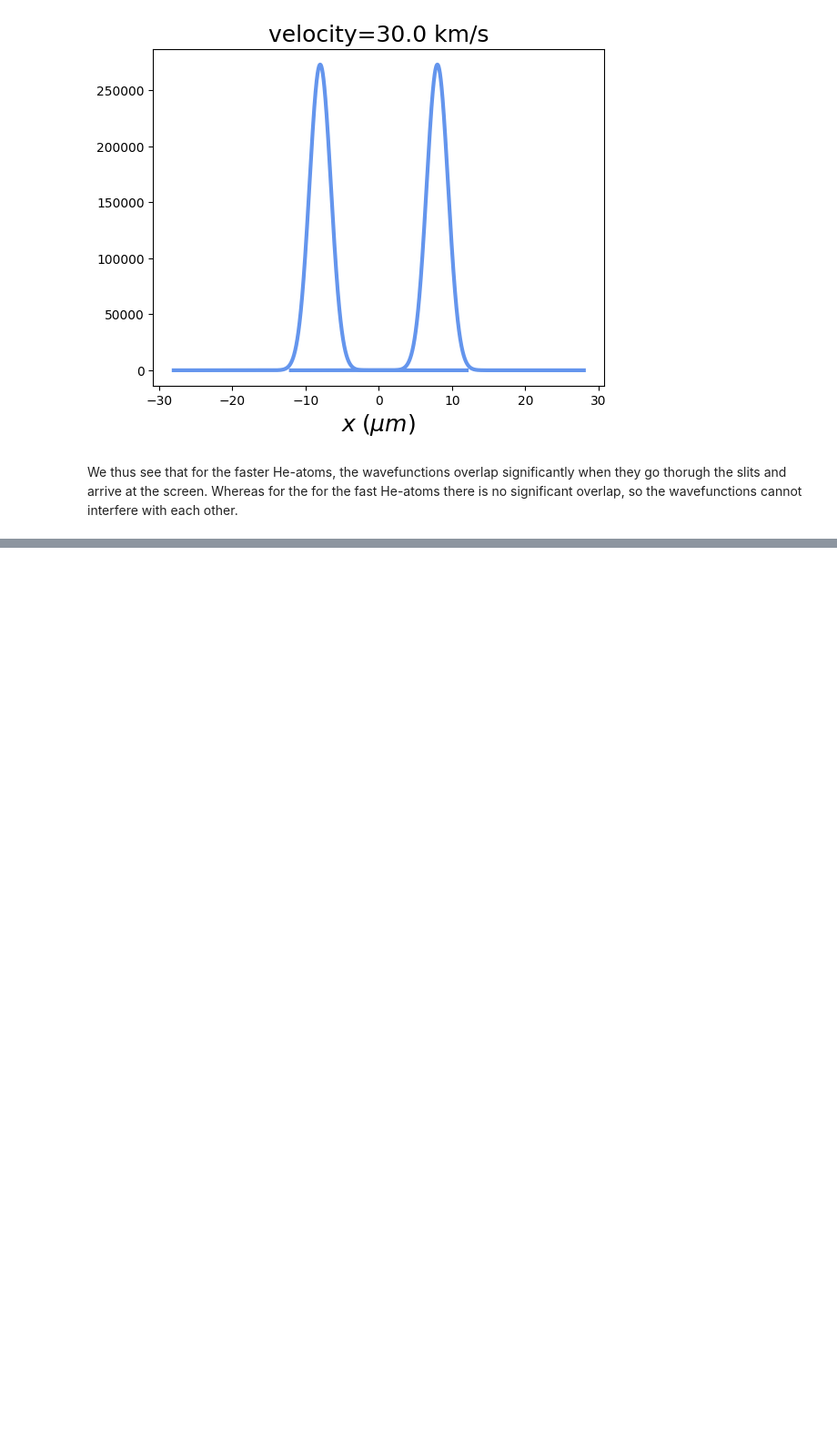
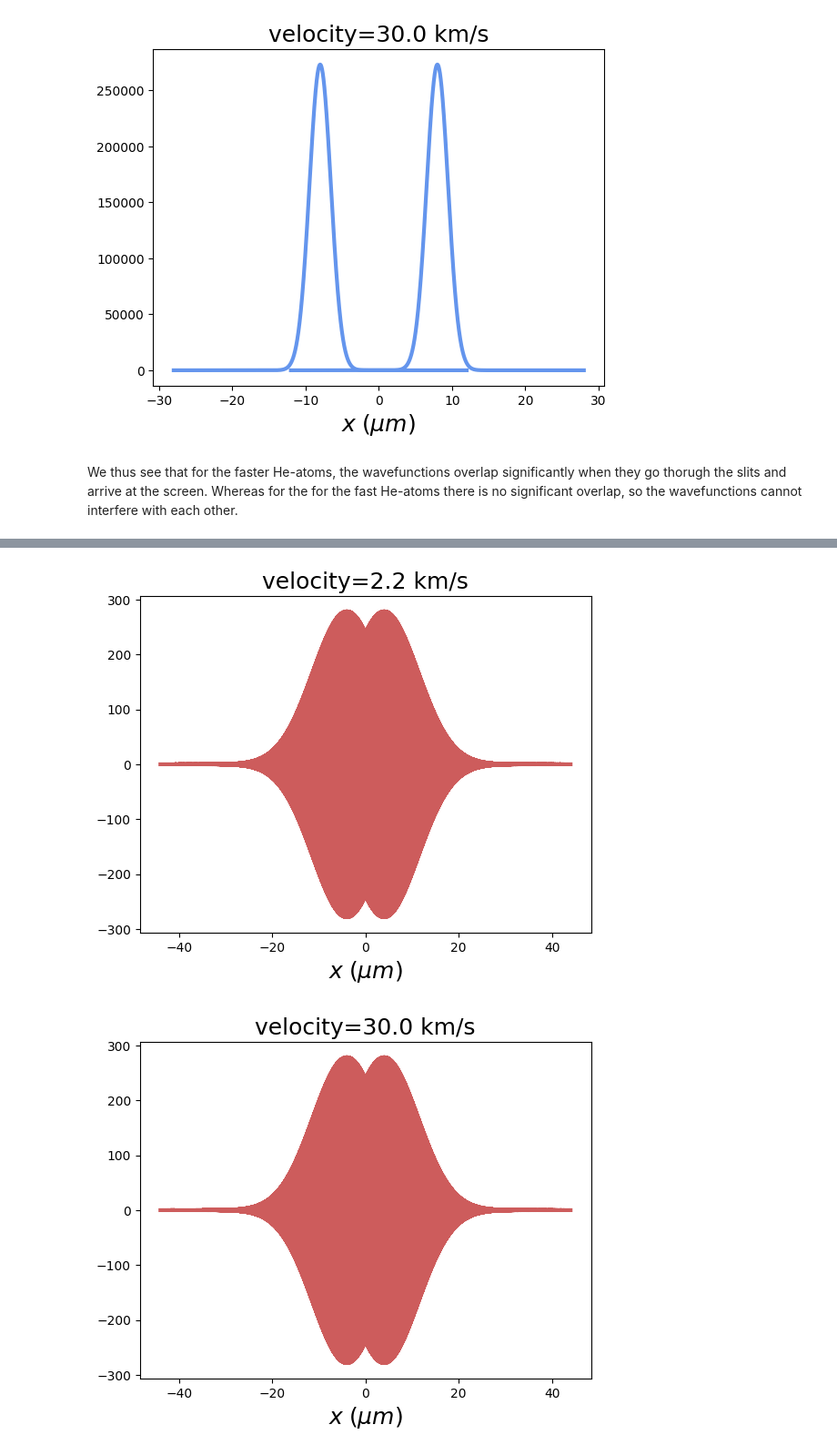
Before and after one commit to eirikama/qm, a Jupyter notebook: wavepacket_travelling.ipynb, the cells around one changed output, grey strips where cells are left out. Shown at 91% size. Saved outputs shown, nothing was run; the diff lists cells and outputs as text; code cells hidden in the pictures; blank space fills up the shorter version.

```diff
--- a/wavepacket_travelling.ipynb
+++ b/wavepacket_travelling.ipynb
@@ -285,0 +302,25 @@ We thus see that for the faster He-atoms, the wavefunctions overlap significantl
+# %%
+d = 8/ 2
+
+# Wavepacket at screen [slow]
+t_1 = L / v_1
+x = np.linspace(-20*sigma, 20*sigma, 5000000) + v_1*t_1
+
+psi_1 = psi(x, t_1, v_1, m_helium, sigma)
+
+x = np.linspace(-20*sigma, 20*sigma, 5000000)
+
+plt.plot(d + x * 10**(6), psi_1.real, lw=3, color="indianred")
+plt.plot(-d + x * 10**(6), psi_1.real, lw=3, color="indianred")
+plt.xlabel(r"$ x \; (\mu m)$", fontsize=18)
+plt.title(f"velocity={v_1/1000} km/s", fontsize=18)
+plt.show()
+
+plt.plot(d + x * 10**(6), psi_1.imag, lw=3, color="indianred")
+plt.plot(-d + x * 10**(6), psi_1.imag, lw=3, color="indianred")
+plt.xlabel(r"$ x \; (\mu m)$", fontsize=18)
+plt.title(f"velocity={v_2/1000} km/s", fontsize=18)
+plt.show()
+# %% [output]
+[figure, added]
+[figure, added]
```
Also changed, not shown: parts of 7 cells of this notebook, 1 other file.
